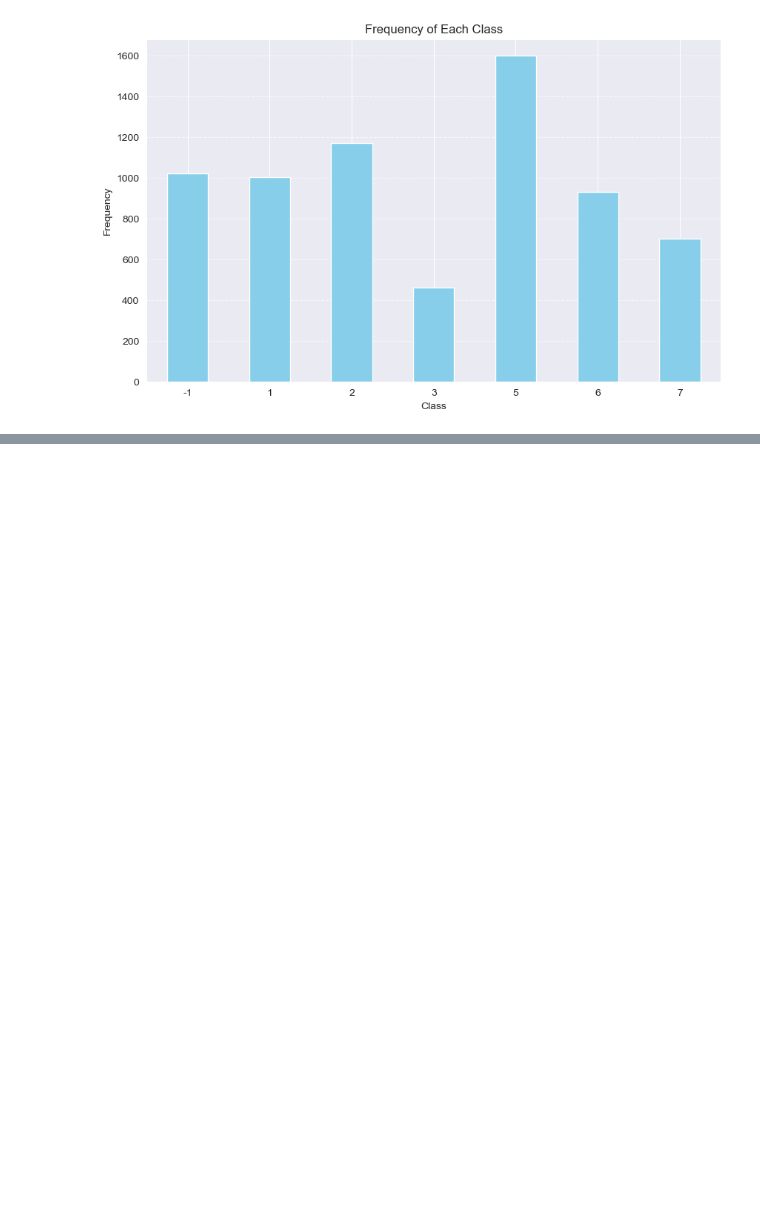
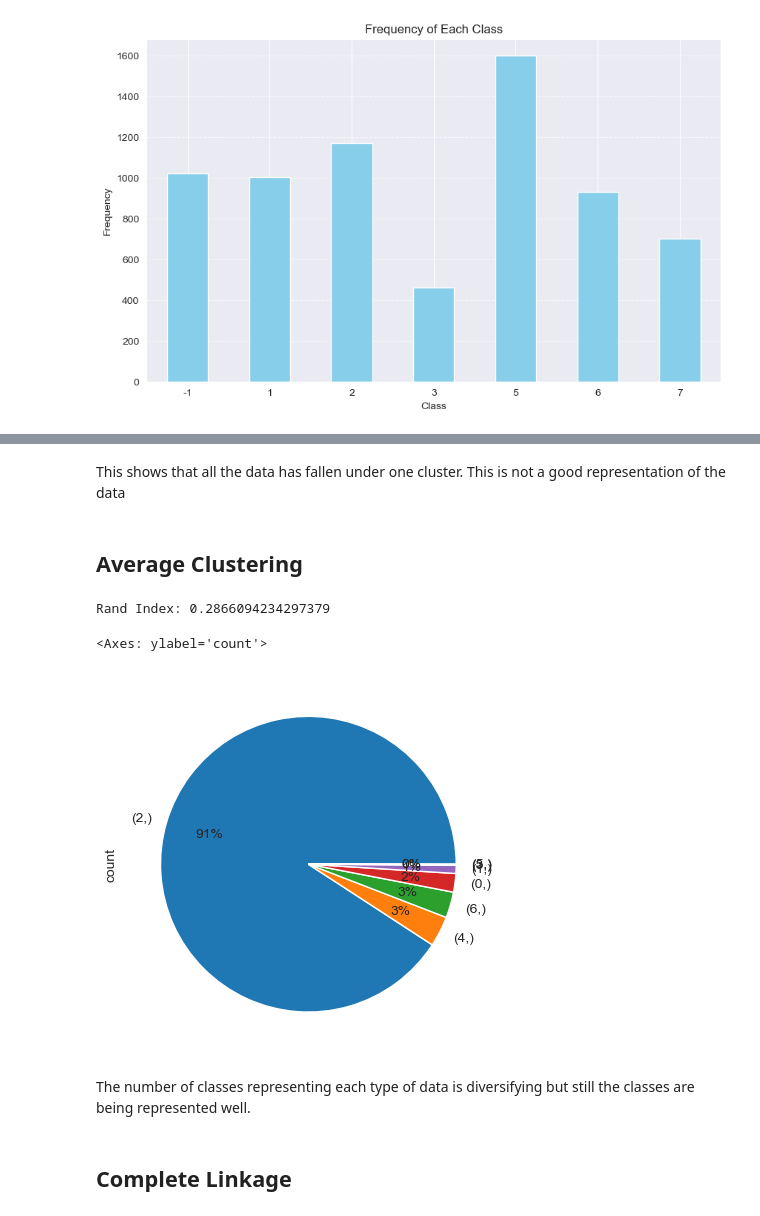
Before and after one commit to zaza-zaza/DSCC240-Final-Project, a Jupyter notebook: cluster.ipynb, the cells around one changed output, grey strips where cells are left out. Drawn from its saved outputs; the diff is of its cells as text; code cells hidden in the pictures; blank space fills up the shorter version.

```diff
--- a/cluster.ipynb
+++ b/cluster.ipynb
@@ -62,0 +116,23 @@ df_no_target = df.drop(columns=['Class'])
+# %% [markdown]
+This shows that all the data has fallen under one cluster. This is not a good representation of the data
+# %% [markdown]
+## Average Clustering
+# %%
+model_average_linkage = AgglomerativeClustering(n_clusters = 7, linkage = 'average', affinity = 'precomputed')
+clusters_average_linkage = model_average_linkage.fit_predict(gower_matrix)
+# %%
+labels['average_linkage_predictions'] = clusters_average_linkage
+# %%
+ari = rand_score(labeled_target.values.reshape(1, -1)[0], clusters_average_linkage)
+print(f'Rand Index: {ari}')
+# %% [output]
+Rand Index: 0.2866094234297379
+# %%
+labels[['average_linkage_predictions']].value_counts().plot.pie(autopct='%1.0f%%', pctdistance=0.7, labeldistance=1.1)
+# %% [output]
+<Axes: ylabel='count'>
+[figure, added]
+# %% [markdown]
+The number of classes representing each type of data is diversifying but still the classes are being represented well.
+# %% [markdown]
+## Complete Linkage
```
Also changed, not shown: parts of 20 cells of this notebook.
